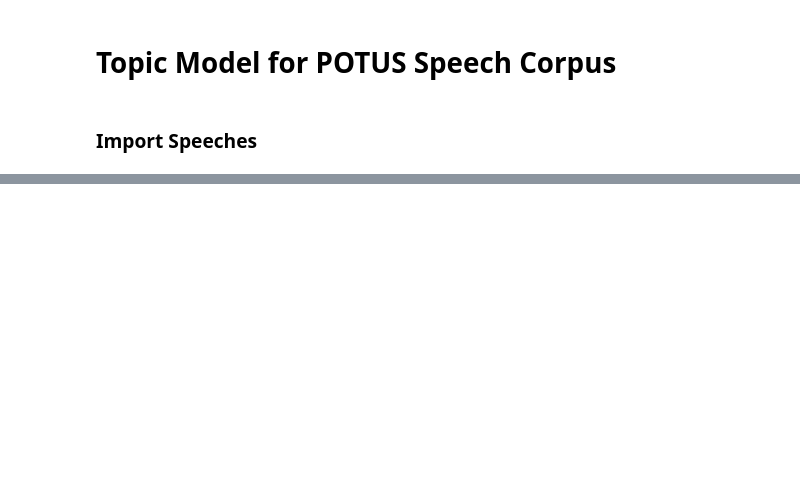
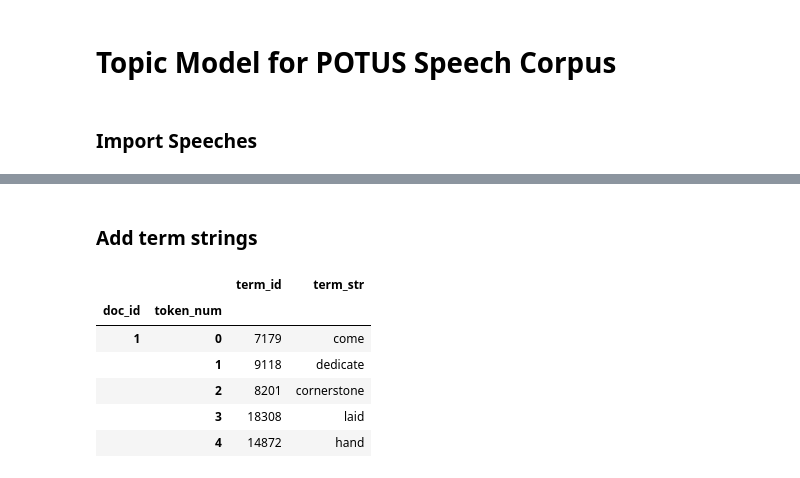
Before and after one commit to li-william/POTUS-speech-analysis, a Jupyter notebook: Topic_Model.ipynb, the cells around one changed output, grey strips where cells are left out. Saved outputs shown, nothing was run; the diff lists cells and outputs as text; code cells hidden in the pictures; blank space fills up the shorter version.

```diff
--- a/Topic_Model.ipynb
+++ b/Topic_Model.ipynb
@@ -38,0 +61,19 @@ ValueError: can not merge DataFrame with instance of type <class 'list'>
+# %%
+tokens, vocab = tx.create_tokens_and_vocab(docs, src_col='speech')
+tokens['token_num'] = tokens.groupby(['doc_id']).cumcount()
+tokens = tokens.reset_index()[['doc_id','token_num','term_id']]
+tokens = tokens[tokens.term_id.isin(vocab[vocab.go].index)]
+tokens = tokens.set_index(['doc_id','token_num'])
+# %% [markdown]
+### Add term strings
+# %%
+tokens['term_str'] = tokens.term_id.map(vocab.term)
+tokens.head()
+# %% [output]
+|  |  | term_id | term_str |
+| doc_id | token_num |  |  |
+| 1 | 0 | 7179 | come |
+|  | 1 | 9118 | dedicate |
+|  | 2 | 8201 | cornerstone |
+|  | 3 | 18308 | laid |
+|  | 4 | 14872 | hand |
```
Also changed, not shown: parts of 11 cells of this notebook, 1 other file.
